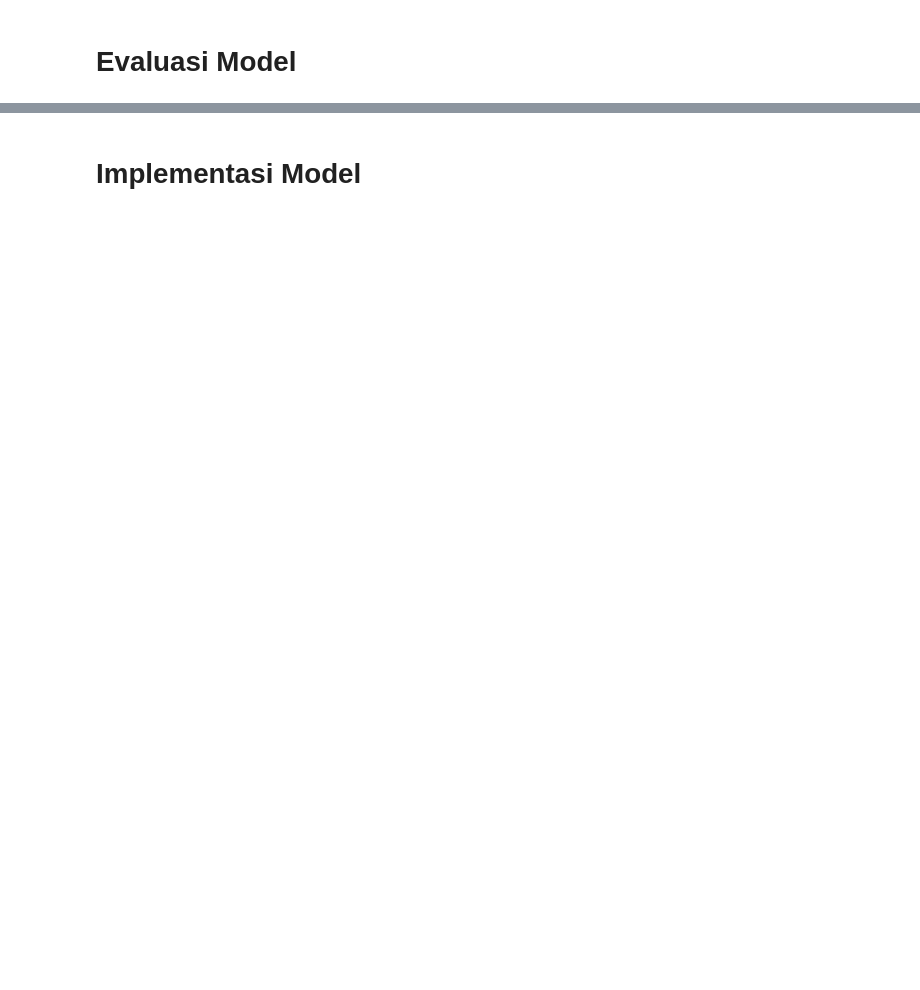
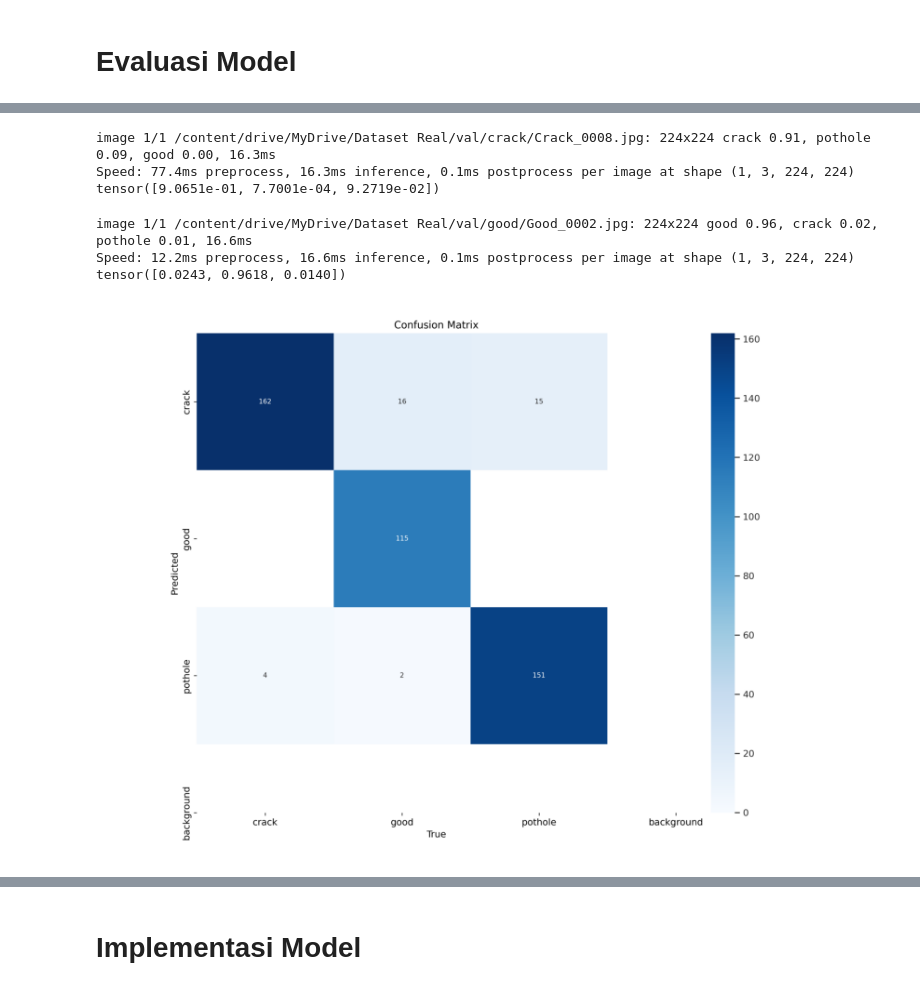
Before and after one commit to fdavidsen/Braincore-Intern, a Jupyter notebook: Braincore_Intern_1_YOLO.ipynb, the cells around one changed output, grey strips where cells are left out. Cells and saved outputs as stored; diff of their text form; code cells hidden in the pictures; blank space fills up the shorter version.

```diff
--- a/Braincore_Intern_1_YOLO.ipynb
+++ b/Braincore_Intern_1_YOLO.ipynb
@@ -109,0 +112,27 @@ tensor([1.3886e-05, 8.4132e-07, 9.9999e-01], device='cuda:0')
+# %%
+# Perform inference
+result = model.predict(os.path.join(DATA_PATH, 'val', 'crack', 'Crack_0008.jpg'))
+probs = result[0].probs  # Probs object for classification outputs
+print(probs.data)
+# %% [output]
+image 1/1 /content/drive/MyDrive/Dataset Real/val/crack/Crack_0008.jpg: 224x224 crack 0.91, pothole 0.09, good 0.00, 16.3ms
+Speed: 77.4ms preprocess, 16.3ms inference, 0.1ms postprocess per image at shape (1, 3, 224, 224)
+tensor([9.0651e-01, 7.7001e-04, 9.2719e-02])
+# %%
+# Perform inference
+result = model.predict(os.path.join(DATA_PATH, 'val', 'good', 'Good_0002.jpg'))
+probs = result[0].probs  # Probs object for classification outputs
+print(probs.data)
+# %% [output]
+image 1/1 /content/drive/MyDrive/Dataset Real/val/good/Good_0002.jpg: 224x224 good 0.96, crack 0.02, pothole 0.01, 16.6ms
+Speed: 12.2ms preprocess, 16.6ms inference, 0.1ms postprocess per image at shape (1, 3, 224, 224)
+tensor([0.0243, 0.9618, 0.0140])
+# %%
+img_path = os.path.join(BASE_PATH, 'train', 'confusion_matrix.png')
+img = mpimg.imread(img_path)
+plt.figure(figsize=(10, 8))
+plt.imshow(img)
+plt.axis('off')
+plt.show()
+# %% [output]
+[figure, added]
```
Also changed, not shown: parts of 20 cells of this notebook.
